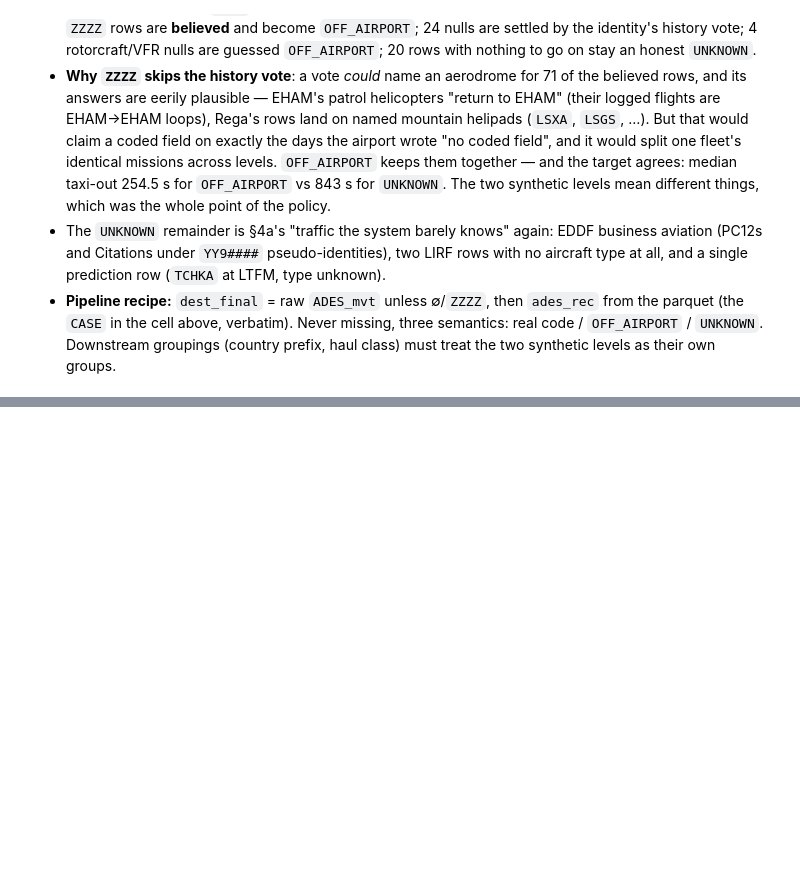
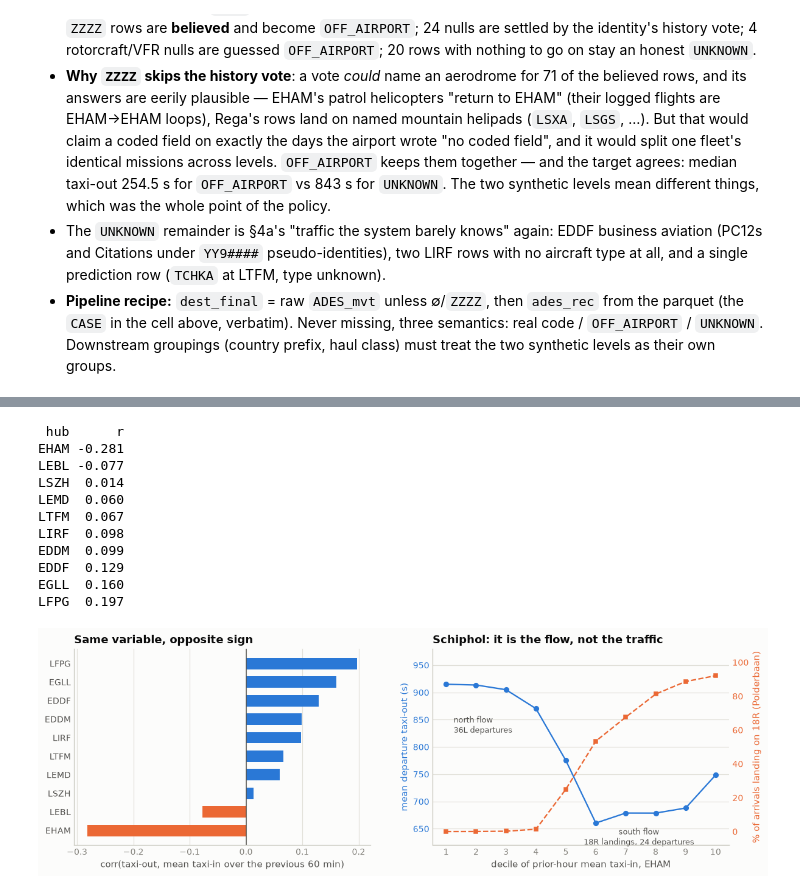
Before and after one commit to Goxmen/prc2026-unique-rose, a Jupyter notebook: eda/feature_sweep.ipynb, the cells around one changed output, grey strips where cells are left out. Cells and saved outputs as stored; diff of their text form; code cells hidden in the pictures; blank space fills up the shorter version.

```diff
--- a/eda/feature_sweep.ipynb
+++ b/eda/feature_sweep.ipynb
@@ -2260,0 +2695,56 @@ OFF_AIRPORT       82      14     254.5
+# %%
+corr = con.sql("""
+    SELECT hub, corr(taxi_out, mean_tin_60) r FROM dep_ctx
+    WHERE ds = 'training' AND ph = 'DEP' AND taxi_out BETWEEN 1 AND 3600
+    GROUP BY 1 ORDER BY r""").df()
+mech = con.sql("""
+    WITH d AS (SELECT taxi::DOUBLE y, mean_tin_60, share_18R FROM eham_ctx
+               WHERE ph = 'DEP' AND taxi BETWEEN 1 AND 3600 AND mean_tin_60 IS NOT NULL),
+         b AS (SELECT *, ntile(10) OVER (ORDER BY mean_tin_60) q FROM d)
+    SELECT q, avg(y) taxi_out, 100*avg(share_18R) pct_18R FROM b GROUP BY 1 ORDER BY 1""").df()
+print(corr.round(3).to_string(index=False))
+
+fig, (a1, a2) = plt.subplots(1, 2, figsize=(11, 3.8))
+y = np.arange(len(corr))
+a1.barh(y, corr.r, height=0.62, color=[ORANGE if v < 0 else BLUE for v in corr.r])
+a1.axvline(0, color=INK2, lw=1)
+a1.set_yticks(y, corr.hub, color=INK2)
+a1.set_title("Same variable, opposite sign")
+a1.set_xlabel("corr(taxi-out, mean taxi-in over the previous 60 min)")
+style(a1, x_grid=True, y_grid=False)
+
+# the two series are named by their own coloured axis labels — no legend to sit on the data
+a2.plot(mech.q, mech.taxi_out, "o-", color=BLUE, ms=5)
+a2.set_ylabel("mean departure taxi-out (s)", color=BLUE)
+a2.tick_params(axis="y", colors=BLUE)
+a2.set_ylim(620, 980)
+a2.set_xticks(range(1, 11))
+a2.set_xlabel("decile of prior-hour mean taxi-in, EHAM")
+a2.set_title("Schiphol: it is the flow, not the traffic")
+style(a2)
+a3 = a2.twinx()
+a3.plot(mech.q, mech.pct_18R, "s--", color=ORANGE, ms=4.5)
+a3.set_ylabel("% of arrivals landing on 18R (Polderbaan)", color=ORANGE)
+a3.tick_params(axis="y", colors=ORANGE, length=0)
+a3.set_ylim(-8, 108)
+a3.grid(False)
+a3.spines[["top", "left", "right"]].set_visible(False)
+a2.annotate("north flow\n36L departures", (1, 915), textcoords="offset points", xytext=(8, -52),
+            fontsize=8.5, color=INK2)
+a2.annotate("south flow\n18R landings, 24 departures", (8, 679), textcoords="offset points",
+            xytext=(-18, -34), fontsize=8.5, color=INK2, ha="center")
+fig.tight_layout(w_pad=3.2)
+plt.show()
+# %% [output]
+ hub      r
+EHAM -0.281
+LEBL -0.077
+LSZH  0.014
+LEMD  0.060
+LTFM  0.067
+LIRF  0.098
+EDDM  0.099
+EDDF  0.129
+EGLL  0.160
+LFPG  0.197
+[figure, added]
```
Also changed, not shown: parts of 11 cells of this notebook, 1 other file.
